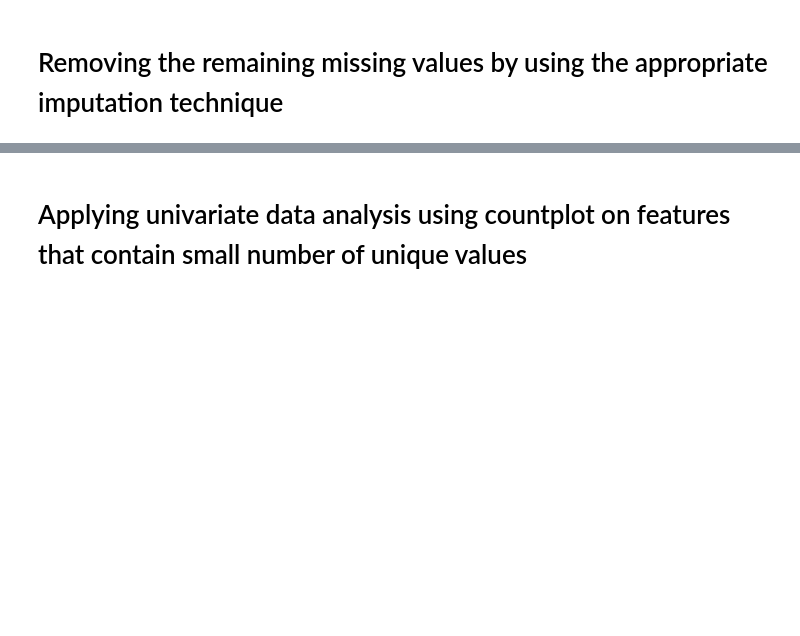
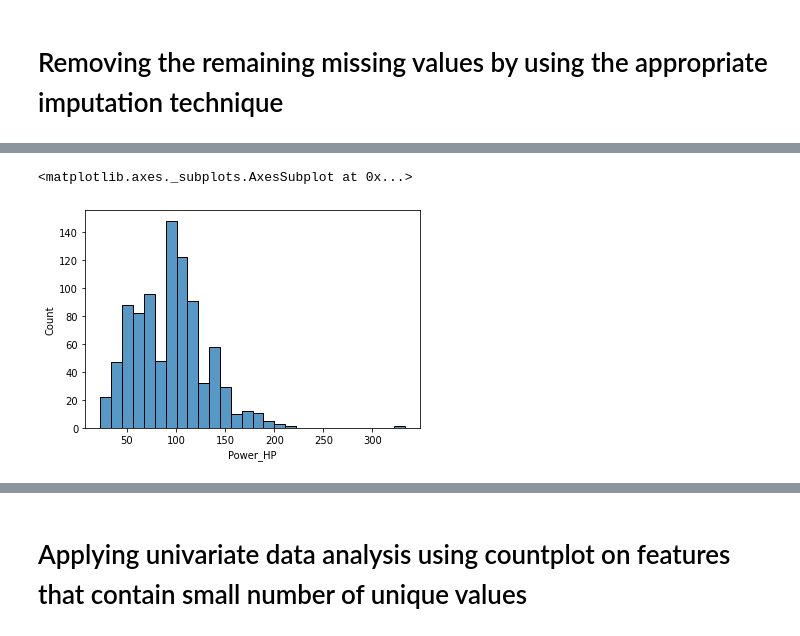
Before and after one commit to Youssefporsche/EDA_milestone1, a Jupyter notebook: EDA_milestone1.ipynb, the cells around one changed output, grey strips where cells are left out. Saved outputs shown, nothing was run; the diff lists cells and outputs as text; code cells hidden in the pictures; blank space fills up the shorter version.

```diff
--- a/EDA_milestone1.ipynb
+++ b/EDA_milestone1.ipynb
@@ -254,0 +353,6 @@ dtype: int64
+# %%
+# now we will see the values of the horse powe
+sns.histplot(df_clean['Power_HP'])
+# %% [output]
+<matplotlib.axes._subplots.AxesSubplot at 0x...>
+[figure, added]
```
Also changed, not shown: parts of 51 cells of this notebook.
